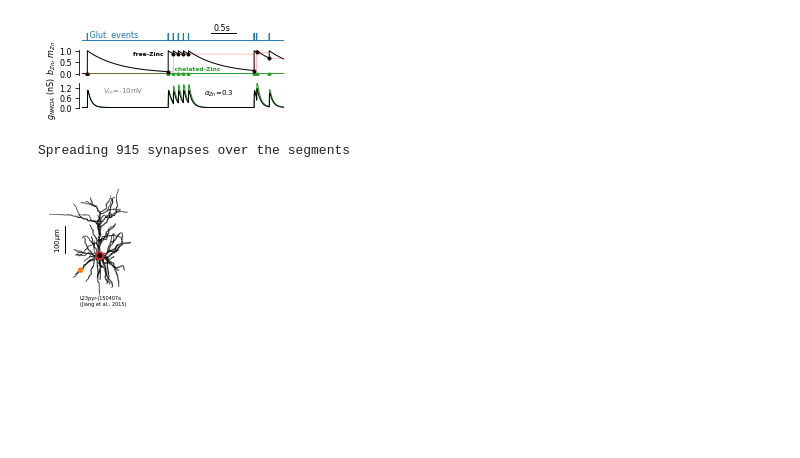
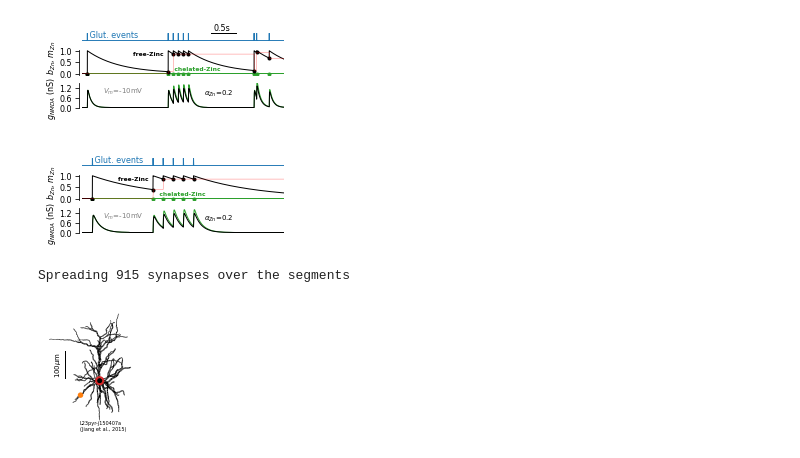
Before and after one commit to yzerlaut/zinc-NMDA-modulation, a Jupyter notebook: description.ipynb, the cells around one changed output. Cells and saved outputs as stored; diff of their text form; code cells hidden in the pictures; blank space fills up the shorter version.

```diff
--- a/description.ipynb
+++ b/description.ipynb
@@ -118,7 +118,7 @@ Model['alphaZn']
 from datavyz import ge as ge
 
 Vclamp = -10e-3
-alphaZn = 0.3
+alphaZn = 0.19
 
 t = np.arange(4000)*1e-3
 # same events in voltage-clamp -> hyperpolarized
@@ -166,6 +166,58 @@ ge.annotate(AX[0], '0.5s', (2.6,1.1), xycoords='data')
 ge.save_on_desktop(fig1)
 # %% [output]
 [figure]
+# %%
+from datavyz import ge as ge
+
+Vclamp = -10e-3
+alphaZn = 0.19
+
+t = np.arange(2000)*1e-3
+# same events in voltage-clamp -> hyperpolarized
+EVENTS = [0.1]+list(np.arange(5)*0.1+0.7)#+[3.4]+[3.45]+[3.7]
+Model['Deltax0'] = 0
+sim0 = solve_synapse_equation(t, Model, Glut_events=EVENTS, Vm=Vclamp)
+
+Model['Deltax0'] = 1
+Model['alphaZn'] = alphaZn
+
+sim1 = solve_synapse_equation(t, Model, Glut_events=EVENTS, Vm=Vclamp)
+
+fig1, AX = ge.figure(axes_extents=[[[1,1]], [[1,2]],[[1,2]]],
+                    figsize=(1.8,.18), hspace=1.7, top=3., bottom=3., left=0.5, right=3.)
+# model1
+ge.plot(t, sim1['Glut_event_trace'], ax=AX[0], color=ge.blue,
+        axes_args={'spines':[], 'xlim':[t[0],t[-1]]})
+ge.annotate(AX[0], ' Glut. events', (EVENTS[0], 0.2), xycoords='data', color=ge.blue)
+AX[1].plot(t, 0*t,  lw=1, color=ge.green, label = ' ')
+AX[1].plot(EVENTS, np.zeros(len(EVENTS)), 'o', ms=3, color=ge.green, label=' ')
+AX[1].plot(t, sim1['xZn'], 'k-', lw=1)
+AX[1].plot(EVENTS, sim1['mZn'], 'o', ms=3, color='k', label='  $m_{Zn}$')
+# AX[1].plot(t, sim1['bZn'], '-', lw=2, color='k', alpha=.4)
+AX[1].plot(t, sim1['bZn'], '-', lw=0.25, color='r')
+
+ge.set_plot(AX[1], ['left'],
+            ylabel='    $b_{Zn}$, $m_{Zn}$',
+            ylim=[-0.05,1.05], yticks=[0,0.5,1.], xlim=[t[0],t[-1]])
+
+AX[2].plot(t, 1e9*sim0['gNMDA'],  color=ge.green, lw=1, label='chelated-Zinc: $\Delta x^0$=0')
+AX[2].plot(t, 1e9*sim1['gNMDA'], color='k', lw=1,
+           label='free Zinc: $\Delta x^0$=1, $\\alpha_{Zn}$=%.1f' % (Model['alphaZn']))
+
+ge.set_plot(AX[2], ['left'],
+            #xlabel='time (s)',
+            ylabel = '$g_{NMDA}$ (nS)  ',
+            #yticks = [0, .3, .6],
+            xlim=[t[0],t[-1]], ylim=[-0.05,1.5])
+ge.annotate(AX[2], '$V_m$=%imV' % int(1e3*Vclamp), (.1,.5), size='small', color=ge.grey)
+ge.annotate(AX[2], '$\\alpha_{Zn}$=%.1f' % alphaZn, (.6,.4), size='small', color='k')
+ge.annotate(AX[1], '   chelated-Zinc', (EVENTS[1],0.1), size='x-small', bold=True, color=ge.green, xycoords='data')
+ge.annotate(AX[1], 'free-Zinc  ', (EVENTS[1],1.), size='x-small', bold=True, xycoords='data', va='top', ha='right')
+AX[0].plot([2.55,3.05], [1.,1.], 'k-', lw=1)
+ge.annotate(AX[0], '0.5s', (2.6,1.1), xycoords='data')
+ge.save_on_desktop(fig1)
+# %% [output]
+[figure, added]
 # %%
 from datavyz import ge
 morpho = ntwk.Morphology.from_swc_file(Model['morpho_file_1'])
```
Also changed, not shown: parts of 1 cell of this notebook, 3 other files.
